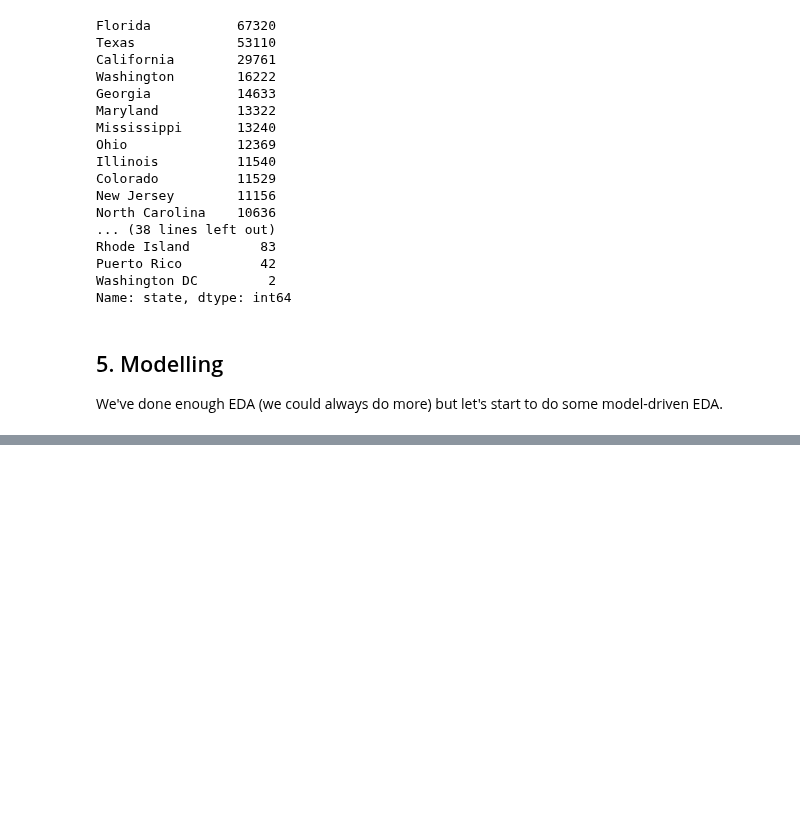
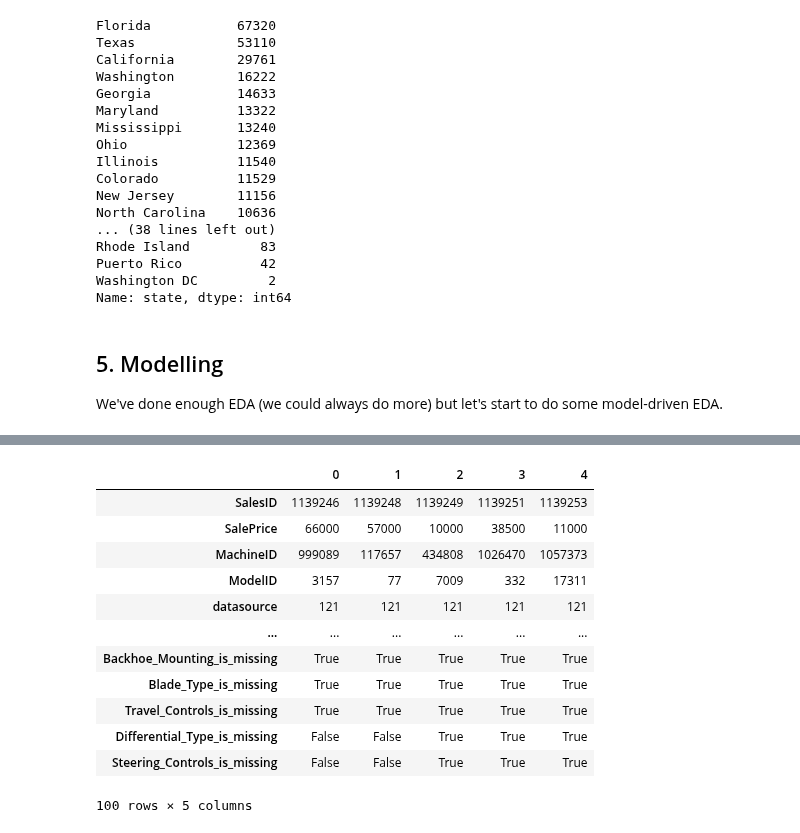
Before and after one commit to jafar-shodiq/ztm-project-ml, a Jupyter notebook: milestone-project-bulldozer-price-regression.ipynb, the cells around one changed output, grey strips where cells are left out. Saved outputs shown, nothing was run; the diff lists cells and outputs as text; code cells hidden in the pictures; blank space fills up the shorter version.

Commit message:
'checkpoint1'

```diff
--- a/milestone-project-bulldozer-price-regression.ipynb
+++ b/milestone-project-bulldozer-price-regression.ipynb
@@ -400,0 +652,15 @@ We've done enough EDA (we could always do more) but let's start to do some model
+# %%
+# Fill numeric rows with the median
+for label, content in df_temp.items():
+    if pd.api.types.is_numeric_dtype(content):
+        if pd.isnull(content).sum():
+            # Add a binary column which tells us if the data was missing or not
+            df_temp[label+'_is_missing'] = pd.isnull(content)
+            # Fill missing numeric values with median
+            df_temp[label] = content.fillna(content.median())
+# %%
+# Check for which umeric columns have null values
+for label, content in df_temp.items():
+    if pd.api.types.is_numeric_dtype(content):
+        if pd.isnull(content).sum():
+            print(label)
@@ -400,0 +696,5 @@ We've done enough EDA (we could always do more) but let's start to do some model
+# %%
+# Check for columns which aren't numeric
+for label, content in df_temp.items():
+    if not pd.api.types.is_numeric_dtype(content):
+        print(label)
@@ -400,0 +719,8 @@ We've done enough EDA (we could always do more) but let's start to do some model
+# %%
+# Turn categorical variables into numbers and fill missing
+for label, content in df_temp.items():
+    if not pd.api.types.is_numeric_dtype(content):
+        # Add a binary column to indicate whether sample had missing value
+        df_temp[label+'_is_missing'] = pd.isnull(content)
+        # Turn categories into numbers and add +1
+        df_temp[label] = pd.Categorical(content).codes+1
@@ -400,0 +752,16 @@ We've done enough EDA (we could always do more) but let's start to do some model
+# %%
+df_temp.head().T
+# %% [output]
+|  | 0 | 1 | 2 | 3 | 4 |
+| SalesID | 1139246 | 1139248 | 1139249 | 1139251 | 1139253 |
+| SalePrice | 66000 | 57000 | 10000 | 38500 | 11000 |
+| MachineID | 999089 | 117657 | 434808 | 1026470 | 1057373 |
+| ModelID | 3157 | 77 | 7009 | 332 | 17311 |
+| datasource | 121 | 121 | 121 | 121 | 121 |
+| ... | ... | ... | ... | ... | ... |
+| Backhoe_Mounting_is_missing | True | True | True | True | True |
+| Blade_Type_is_missing | True | True | True | True | True |
+| Travel_Controls_is_missing | True | True | True | True | True |
+| Differential_Type_is_missing | False | False | True | True | True |
+| Steering_Controls_is_missing | False | False | True | True | True |
+100 rows × 5 columns
```
Also changed, not shown: parts of 33 cells of this notebook.
